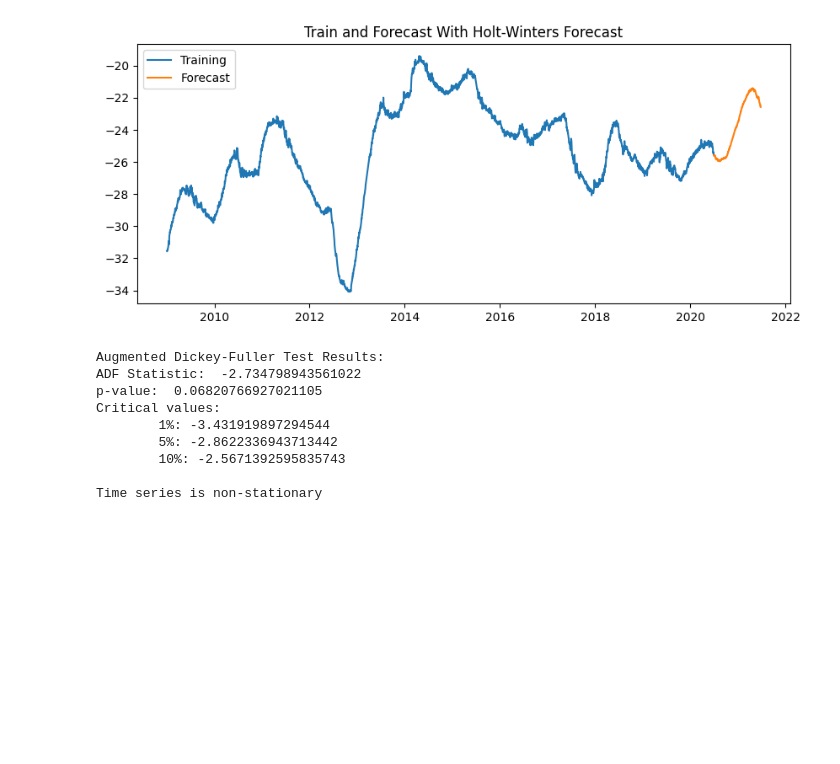
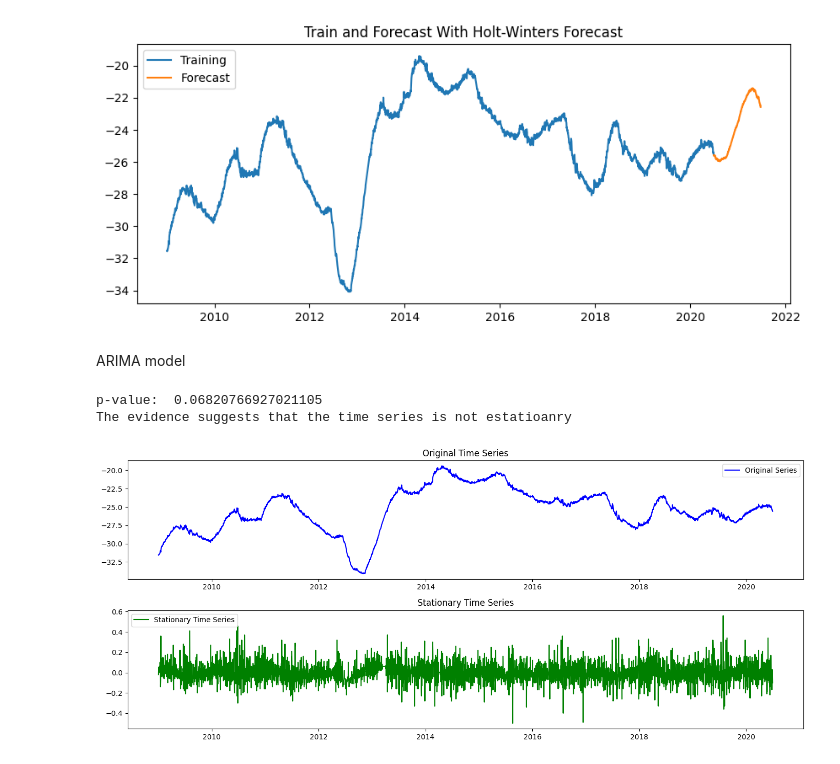
Before and after one commit to 4GeeksAcademy/remelop_Time_Series_Project, a Jupyter notebook: src/Time_Series_Project.ipynb, the cells around one changed output. Saved outputs shown, nothing was run; the diff lists cells and outputs as text; code cells hidden in the pictures; blank space fills up the shorter version.

```diff
--- a/src/Time_Series_Project.ipynb
+++ b/src/Time_Series_Project.ipynb
@@ -263,28 +263,42 @@ def plot_future(y, forecast, title):
 plot_future(ts['Depth_to_Groundwater'], forecast, 'Holt-Winters Forecast')
 # %% [output]
 [figure]
-# %%
-# Check for stationarity using Augmented Dickey-Fuller test
-def check_stationary(time_series):
-    result = adfuller(time_series)
-    print('Augmented Dickey-Fuller Test Results:')
-    print('ADF Statistic: ', result[0])
-    print('p-value: ', result[1])
-    print('Critical values:')
-    for key, value in result[4].items():
-        print(f'\t{key}: {value}')
-    return result[1]<0.05
-
-is_stationary = check_stationary(ts['Depth_to_Groundwater'])
-print(f"\nTime series is {'stationary' if is_stationary else 'non-stationary'}")
-# %% [output]
-Augmented Dickey-Fuller Test Results:
-ADF Statistic:  -2.734798943561022
-p-value:  0.06820766927021105
-Critical values:
-        1%: -3.431919897294544
-        5%: -2.8622336943713442
-        10%: -2.5671392595835743
-
-Time series is non-stationary
+# %% [markdown]
+ARIMA model
+# %%
+# Perform ADF test
+
+def check_stationary(time_series):
+    result = adfuller(time_series)
+    print('p-value: ', result[1])
+    if result[1]<0.05:
+        print("The evidence suggests that the time series is stationary.")
+    else:
+        print("The evidence suggests that the time series is not estatioanry")
+        # If the time series is not stationary, we convert the time series
+        ts_stationary = time_series.diff().dropna()
+        plt.figure(figsize=(14, 6))
+
+        # Plotting the original time series and the transformed time series
+
+        plt.subplot(2, 1, 1)
+        plt.plot(time_series, label='Original Series', color='blue')
+        plt.title('Original Time Series')
+        plt.legend()
+
+        # Subgráfico 2: Serie diferenciada
+
+        plt.subplot(2, 1, 2)
+        plt.plot(ts_stationary, label='Stationary Time Series', color='green')
+        plt.title('Stationary Time Series')
+        plt.legend()
+
+        plt.tight_layout()
+        plt.show()
+# %%
+check_stationary(ts['Depth_to_Groundwater'])
+# %% [output]
+p-value:  0.06820766927021105
+The evidence suggests that the time series is not estatioanry
+[figure, added]
 # %%
```
Also changed, not shown: parts of 57 cells of this notebook.
